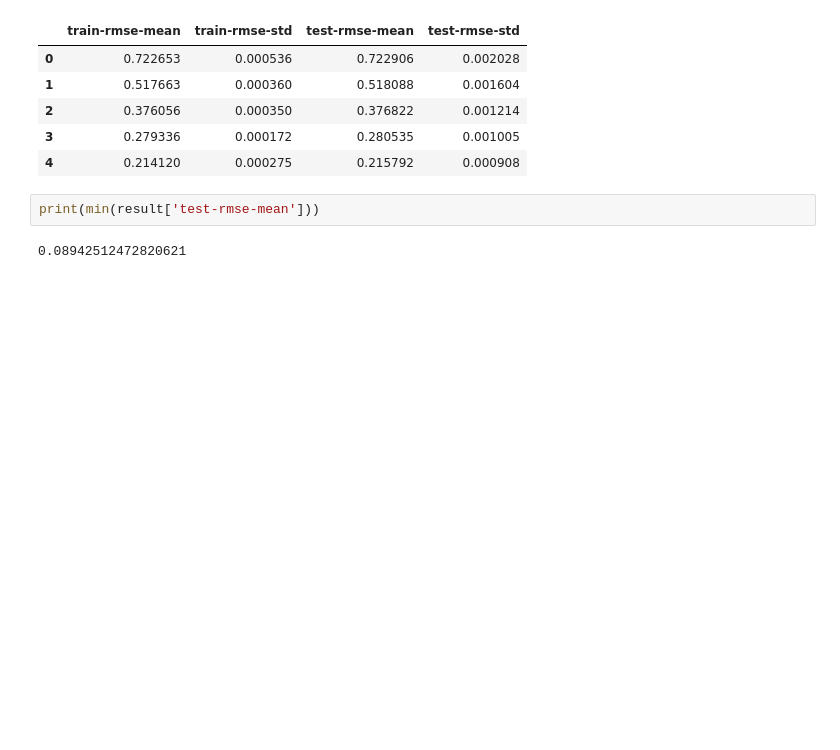
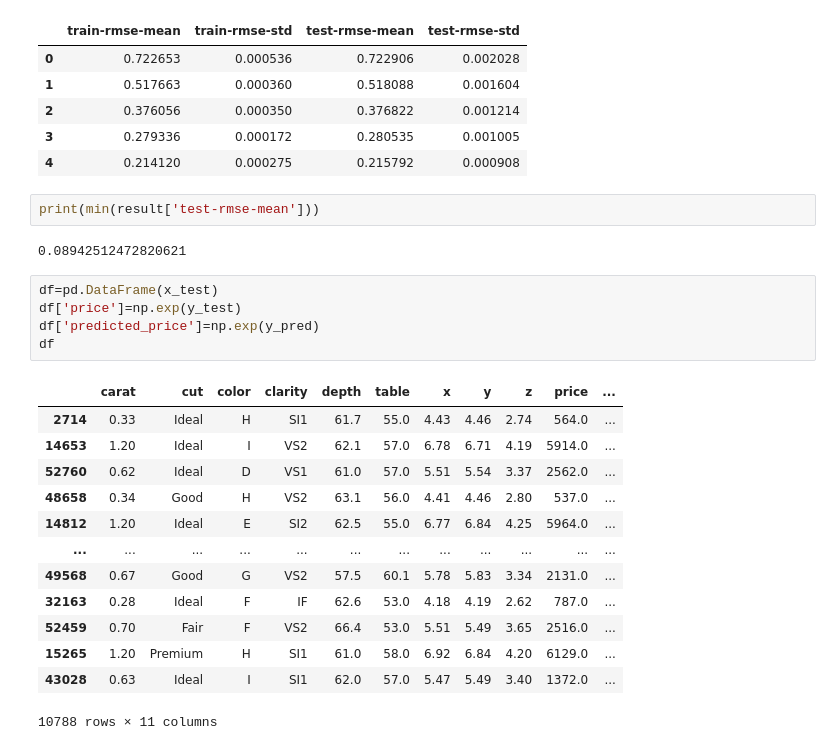
Before and after one commit to AdanALalawni/DiamondPricePrediction, a Jupyter notebook: DiamondPricePrediction_Using_XGBoost.ipynb, the cells around one changed output. Cells and saved outputs as stored; diff of their text form; blank space fills up the shorter version.

```diff
--- a/DiamondPricePrediction_Using_XGBoost.ipynb
+++ b/DiamondPricePrediction_Using_XGBoost.ipynb
@@ -214,3 +214,22 @@ result.head()
 print(min(result['test-rmse-mean']))
 # %% [output]
 0.08942512472820621
+# %%
+df=pd.DataFrame(x_test)
+df['price']=np.exp(y_test)
+df['predicted_price']=np.exp(y_pred)
+df
+# %% [output]
+|  | carat | cut | color | clarity | depth | table | x | y | z | price | ... |
+| 2714 | 0.33 | Ideal | H | SI1 | 61.7 | 55.0 | 4.43 | 4.46 | 2.74 | 564.0 | ... |
+| 14653 | 1.20 | Ideal | I | VS2 | 62.1 | 57.0 | 6.78 | 6.71 | 4.19 | 5914.0 | ... |
+| 52760 | 0.62 | Ideal | D | VS1 | 61.0 | 57.0 | 5.51 | 5.54 | 3.37 | 2562.0 | ... |
+| 48658 | 0.34 | Good | H | VS2 | 63.1 | 56.0 | 4.41 | 4.46 | 2.80 | 537.0 | ... |
+| 14812 | 1.20 | Ideal | E | SI2 | 62.5 | 55.0 | 6.77 | 6.84 | 4.25 | 5964.0 | ... |
+| ... | ... | ... | ... | ... | ... | ... | ... | ... | ... | ... | ... |
+| 49568 | 0.67 | Good | G | VS2 | 57.5 | 60.1 | 5.78 | 5.83 | 3.34 | 2131.0 | ... |
+| 32163 | 0.28 | Ideal | F | IF | 62.6 | 53.0 | 4.18 | 4.19 | 2.62 | 787.0 | ... |
+| 52459 | 0.70 | Fair | F | VS2 | 66.4 | 53.0 | 5.51 | 5.49 | 3.65 | 2516.0 | ... |
+| 15265 | 1.20 | Premium | H | SI1 | 61.0 | 58.0 | 6.92 | 6.84 | 4.20 | 6129.0 | ... |
+| 43028 | 0.63 | Ideal | I | SI1 | 62.0 | 57.0 | 5.47 | 5.49 | 3.40 | 1372.0 | ... |
+10788 rows × 11 columns
```
